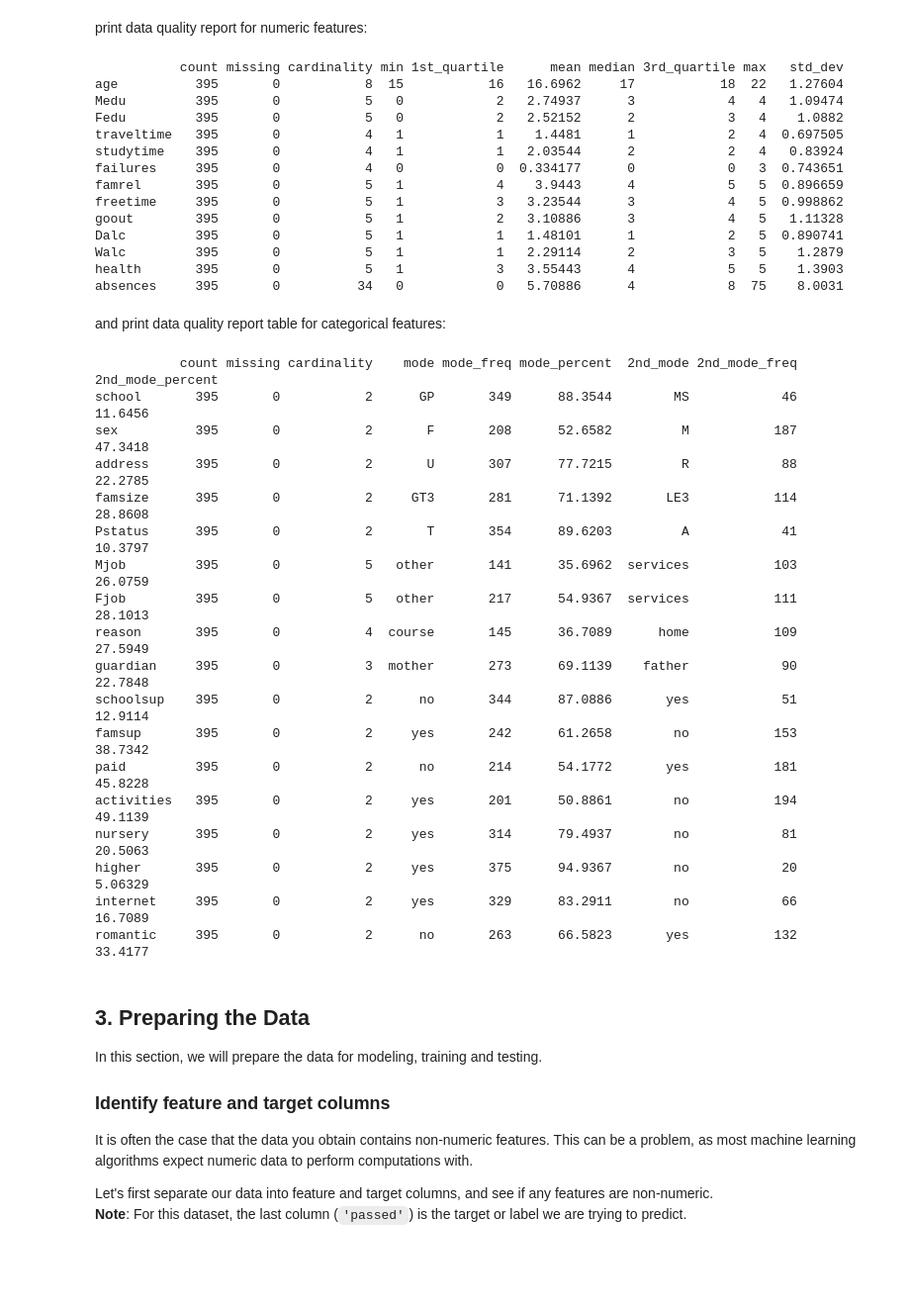
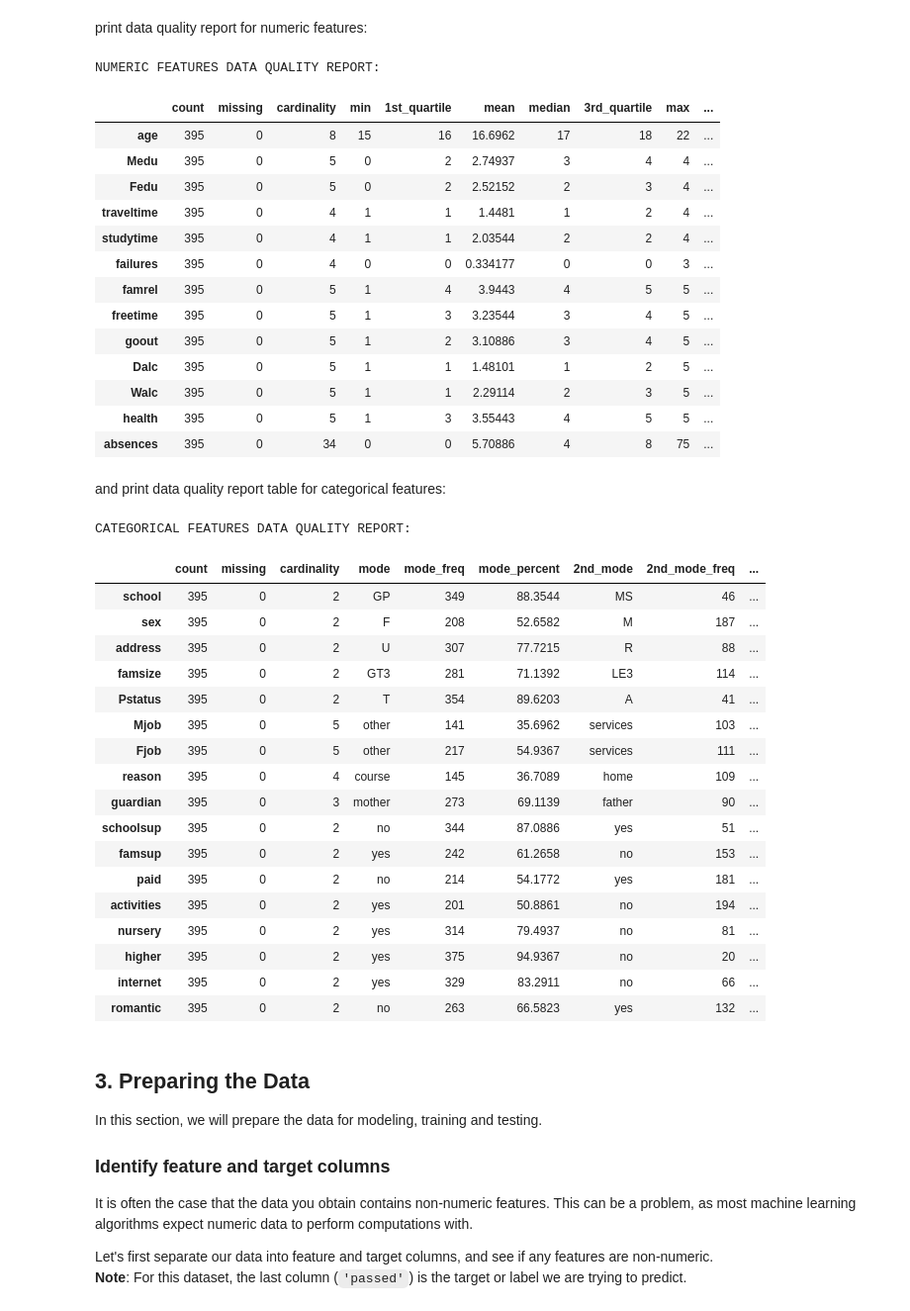
Before and after one commit to antoniodeblasi/MLND, a Jupyter notebook: projects/StudentIntervention/student_intervention.ipynb, the cells around one changed output. Shown: that part at 99% size. Saved outputs shown, nothing was run; the diff lists cells and outputs as text; code cells hidden in the pictures; blank space fills up the shorter version.

```diff
--- a/projects/StudentIntervention/student_intervention.ipynb
+++ b/projects/StudentIntervention/student_intervention.ipynb
@@ -133,45 +135,49 @@ dqr = DataQualityReport(student_data, numeric_features, categorical_features)
 # %% [markdown]
 print data quality report for numeric features:
 # %%
-print dqr.cont_table
+print "\nNUMERIC FEATURES DATA QUALITY REPORT:"
+dqr.cont_table
 # %% [output]
-           count missing cardinality min 1st_quartile      mean median 3rd_quartile max   std_dev
-age          395       0           8  15           16   16.6962     17           18  22   1.27604
-Medu         395       0           5   0            2   2.74937      3            4   4   1.09474
-Fedu         395       0           5   0            2   2.52152      2            3   4    1.0882
-traveltime   395       0           4   1            1    1.4481      1            2   4  0.697505
-studytime    395       0           4   1            1   2.03544      2            2   4   0.83924
-failures     395       0           4   0            0  0.334177      0            0   3  0.743651
-famrel       395       0           5   1            4    3.9443      4            5   5  0.896659
-freetime     395       0           5   1            3   3.23544      3            4   5  0.998862
-goout        395       0           5   1            2   3.10886      3            4   5   1.11328
-Dalc         395       0           5   1            1   1.48101      1            2   5  0.890741
-Walc         395       0           5   1            1   2.29114      2            3   5    1.2879
-health       395       0           5   1            3   3.55443      4            5   5    1.3903
-absences     395       0          34   0            0   5.70886      4            8  75    8.0031
+NUMERIC FEATURES DATA QUALITY REPORT:
+|  | count | missing | cardinality | min | 1st_quartile | mean | median | 3rd_quartile | max | ... |
+| age | 395 | 0 | 8 | 15 | 16 | 16.6962 | 17 | 18 | 22 | ... |
+| Medu | 395 | 0 | 5 | 0 | 2 | 2.74937 | 3 | 4 | 4 | ... |
+| Fedu | 395 | 0 | 5 | 0 | 2 | 2.52152 | 2 | 3 | 4 | ... |
+| traveltime | 395 | 0 | 4 | 1 | 1 | 1.4481 | 1 | 2 | 4 | ... |
+| studytime | 395 | 0 | 4 | 1 | 1 | 2.03544 | 2 | 2 | 4 | ... |
+| failures | 395 | 0 | 4 | 0 | 0 | 0.334177 | 0 | 0 | 3 | ... |
+| famrel | 395 | 0 | 5 | 1 | 4 | 3.9443 | 4 | 5 | 5 | ... |
+| freetime | 395 | 0 | 5 | 1 | 3 | 3.23544 | 3 | 4 | 5 | ... |
+| goout | 395 | 0 | 5 | 1 | 2 | 3.10886 | 3 | 4 | 5 | ... |
+| Dalc | 395 | 0 | 5 | 1 | 1 | 1.48101 | 1 | 2 | 5 | ... |
+| Walc | 395 | 0 | 5 | 1 | 1 | 2.29114 | 2 | 3 | 5 | ... |
+| health | 395 | 0 | 5 | 1 | 3 | 3.55443 | 4 | 5 | 5 | ... |
+| absences | 395 | 0 | 34 | 0 | 0 | 5.70886 | 4 | 8 | 75 | ... |
 # %% [markdown]
 and print data quality report table for categorical features:
 # %%
-print dqr.cat_table
+print "\nCATEGORICAL FEATURES DATA QUALITY REPORT:"
+dqr.cat_table
 # %% [output]
-           count missing cardinality    mode mode_freq mode_percent  2nd_mode 2nd_mode_freq 2nd_mode_percent
-school       395       0           2      GP       349      88.3544        MS            46          11.6456
-sex          395       0           2       F       208      52.6582         M           187          47.3418
-address      395       0           2       U       307      77.7215         R            88          22.2785
-famsize      395       0           2     GT3       281      71.1392       LE3           114          28.8608
-Pstatus      395       0           2       T       354      89.6203         A            41          10.3797
-Mjob         395       0           5   other       141      35.6962  services           103          26.0759
-Fjob         395       0           5   other       217      54.9367  services           111          28.1013
-reason       395       0           4  course       145      36.7089      home           109          27.5949
-guardian     395       0           3  mother       273      69.1139    father            90          22.7848
-schoolsup    395       0           2      no       344      87.0886       yes            51          12.9114
-famsup       395       0           2     yes       242      61.2658        no           153          38.7342
-paid         395       0           2      no       214      54.1772       yes           181          45.8228
-activities   395       0           2     yes       201      50.8861        no           194          49.1139
-nursery      395       0           2     yes       314      79.4937        no            81          20.5063
-higher       395       0           2     yes       375      94.9367        no            20          5.06329
-internet     395       0           2     yes       329      83.2911        no            66          16.7089
-romantic     395       0           2      no       263      66.5823       yes           132          33.4177
+CATEGORICAL FEATURES DATA QUALITY REPORT:
+|  | count | missing | cardinality | mode | mode_freq | mode_percent | 2nd_mode | 2nd_mode_freq | ... |
+| school | 395 | 0 | 2 | GP | 349 | 88.3544 | MS | 46 | ... |
+| sex | 395 | 0 | 2 | F | 208 | 52.6582 | M | 187 | ... |
+| address | 395 | 0 | 2 | U | 307 | 77.7215 | R | 88 | ... |
+| famsize | 395 | 0 | 2 | GT3 | 281 | 71.1392 | LE3 | 114 | ... |
+| Pstatus | 395 | 0 | 2 | T | 354 | 89.6203 | A | 41 | ... |
+| Mjob | 395 | 0 | 5 | other | 141 | 35.6962 | services | 103 | ... |
+| Fjob | 395 | 0 | 5 | other | 217 | 54.9367 | services | 111 | ... |
+| reason | 395 | 0 | 4 | course | 145 | 36.7089 | home | 109 | ... |
+| guardian | 395 | 0 | 3 | mother | 273 | 69.1139 | father | 90 | ... |
+| schoolsup | 395 | 0 | 2 | no | 344 | 87.0886 | yes | 51 | ... |
+| famsup | 395 | 0 | 2 | yes | 242 | 61.2658 | no | 153 | ... |
+| paid | 395 | 0 | 2 | no | 214 | 54.1772 | yes | 181 | ... |
+| activities | 395 | 0 | 2 | yes | 201 | 50.8861 | no | 194 | ... |
+| nursery | 395 | 0 | 2 | yes | 314 | 79.4937 | no | 81 | ... |
+| higher | 395 | 0 | 2 | yes | 375 | 94.9367 | no | 20 | ... |
+| internet | 395 | 0 | 2 | yes | 329 | 83.2911 | no | 66 | ... |
+| romantic | 395 | 0 | 2 | no | 263 | 66.5823 | yes | 132 | ... |
 # %% [markdown]
 ## 3. Preparing the Data
 In this section, we will prepare the data for modeling, training and testing.
```
Also changed, not shown: parts of 5 cells of this notebook.
